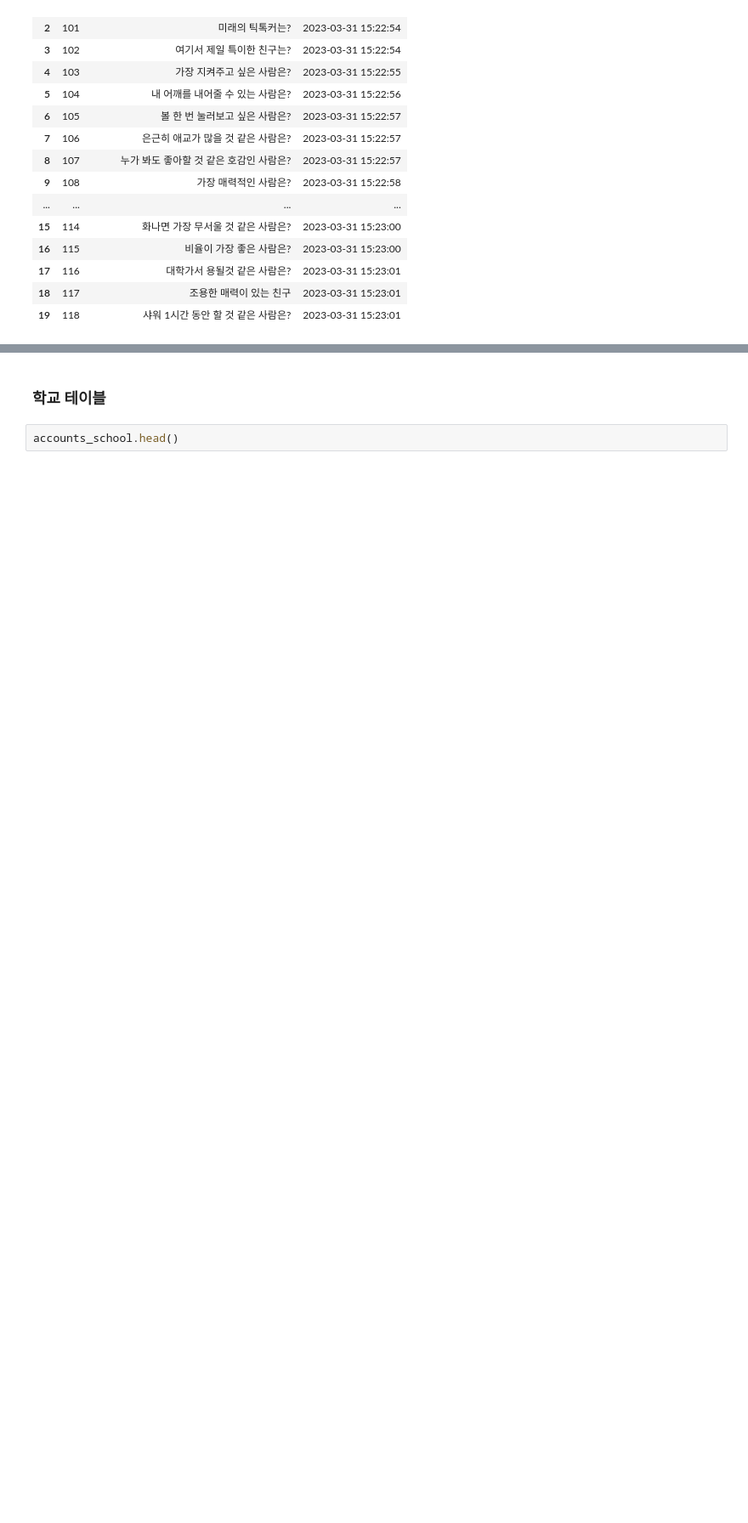
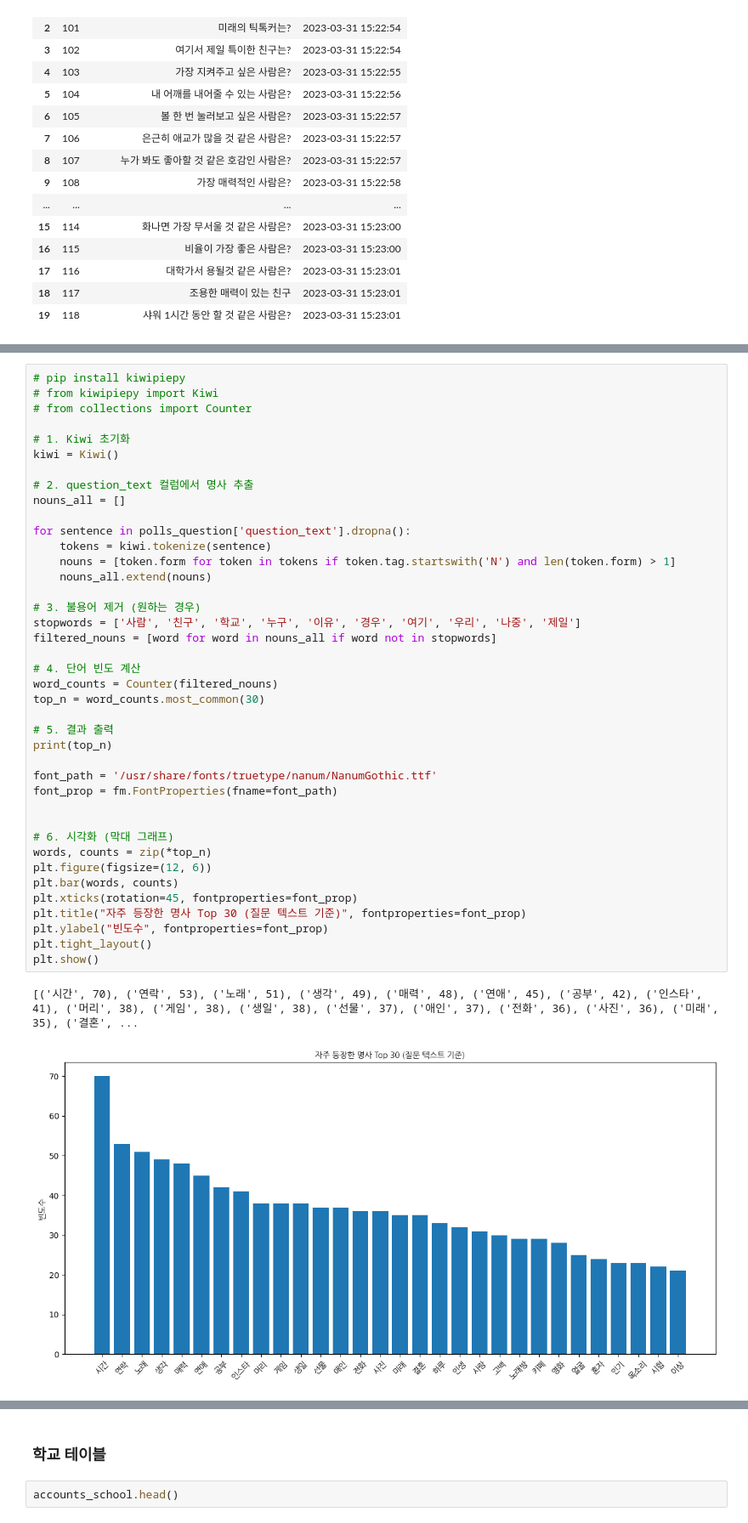
Before and after one commit to seung127/codeit_project, a Jupyter notebook: codeit-project-docker/notebooks/gsc_connect_check.ipynb, the cells around one changed output, grey strips where cells are left out. Shown at 85% size. Cells and saved outputs as stored; diff of their text form; blank space fills up the shorter version.

```diff
--- a/codeit-project-docker/notebooks/gsc_connect_check.ipynb
+++ b/codeit-project-docker/notebooks/gsc_connect_check.ipynb
@@ -369,0 +388,43 @@ polls_question.head(20)
+# %%
+# pip install kiwipiepy
+# from kiwipiepy import Kiwi
+# from collections import Counter
+
+# 1. Kiwi 초기화
+kiwi = Kiwi()
+
+# 2. question_text 컬럼에서 명사 추출
+nouns_all = []
+
+for sentence in polls_question['question_text'].dropna():
+    tokens = kiwi.tokenize(sentence)
+    nouns = [token.form for token in tokens if token.tag.startswith('N') and len(token.form) > 1]
+    nouns_all.extend(nouns)
+
+# 3. 불용어 제거 (원하는 경우)
+stopwords = ['사람', '친구', '학교', '누구', '이유', '경우', '여기', '우리', '나중', '제일']
+filtered_nouns = [word for word in nouns_all if word not in stopwords]
+
+# 4. 단어 빈도 계산
+word_counts = Counter(filtered_nouns)
+top_n = word_counts.most_common(30)
+
+# 5. 결과 출력
+print(top_n)
+
+font_path = '/usr/share/fonts/truetype/nanum/NanumGothic.ttf'
+font_prop = fm.FontProperties(fname=font_path)
+
+
+# 6. 시각화 (막대 그래프)
+words, counts = zip(*top_n)
+plt.figure(figsize=(12, 6))
+plt.bar(words, counts)
+plt.xticks(rotation=45, fontproperties=font_prop)
+plt.title("자주 등장한 명사 Top 30 (질문 텍스트 기준)", fontproperties=font_prop)
+plt.ylabel("빈도수", fontproperties=font_prop)
+plt.tight_layout()
+plt.show()
+# %% [output]
+[('시간', 70), ('연락', 53), ('노래', 51), ('생각', 49), ('매력', 48), ('연애', 45), ('공부', 42), ('인스타', 41), ('머리', 38), ('게임', 38), ('생일', 38), ('선물', 37), ('애인', 37), ('전화', 36), ('사진', 36), ('미래', 35), ('결혼', ...
+[figure, added]
```
Also changed, not shown: parts of 21 cells of this notebook.
